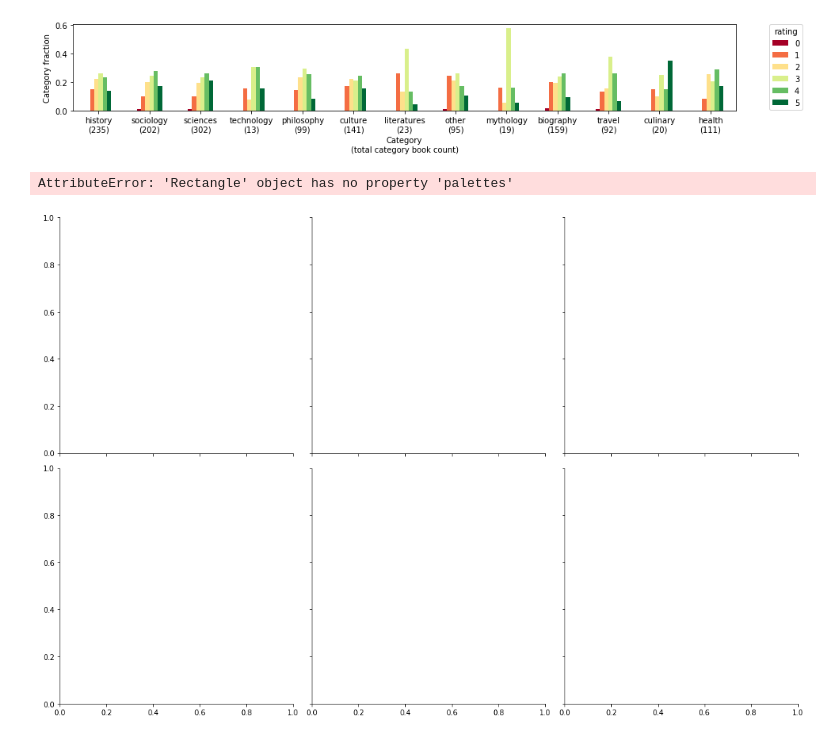
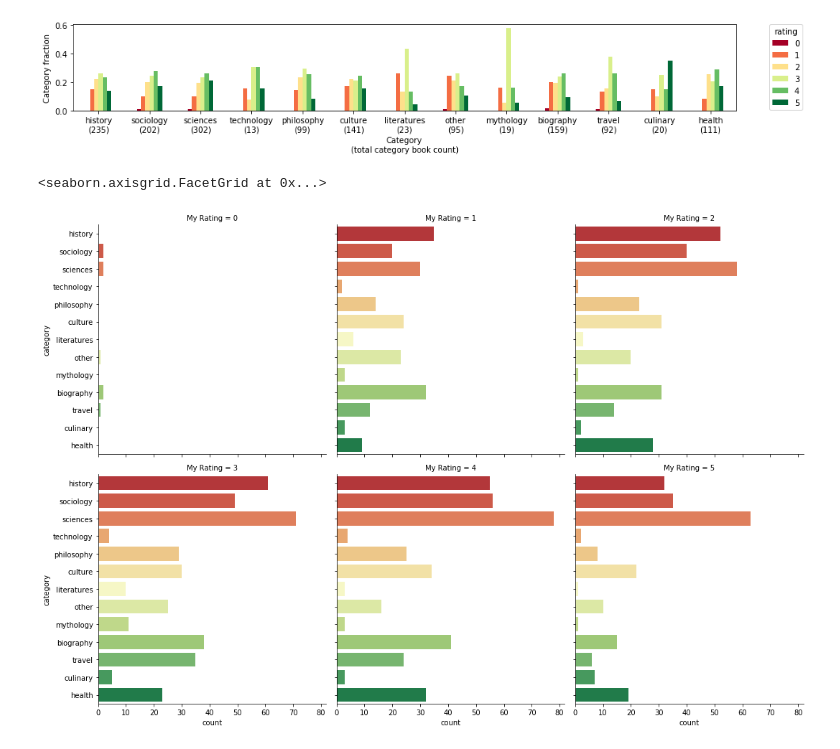
Before and after one commit to craig0a/reading_history_analysis, a Jupyter notebook: 1a - initial_exploration.ipynb, the cells around one changed output. Saved outputs shown, nothing was run; the diff lists cells and outputs as text; code cells hidden in the pictures.

```diff
--- a/1a - initial_exploration.ipynb
+++ b/1a - initial_exploration.ipynb
@@ -109,8 +110,8 @@ ax.set_ylabel('Category fraction');
 # %%
 sns.catplot(data = pd.melt(categories.reset_index(), id_vars = ['index'], var_name = 'category')\
                 .replace(False, np.nan).dropna(subset = ['value']).fillna(0)\
                 .merge(books.reset_index()[['index', 'My Rating']], on = 'index', how = 'left'),
-                col ='My Rating', y = 'category', kind = 'count', palettes = 'RdYlGn', col_wrap = 3)
+                col ='My Rating', y = 'category', kind = 'count', palette = 'RdYlGn', col_wrap = 3)
 # %% [output]
-AttributeError: 'Rectangle' object has no property 'palettes'
+<seaborn.axisgrid.FacetGrid at 0x...>
-[figure, old version]
+[figure, new version]
```
Also changed, not shown: parts of 4 cells of this notebook, 1 other file.
